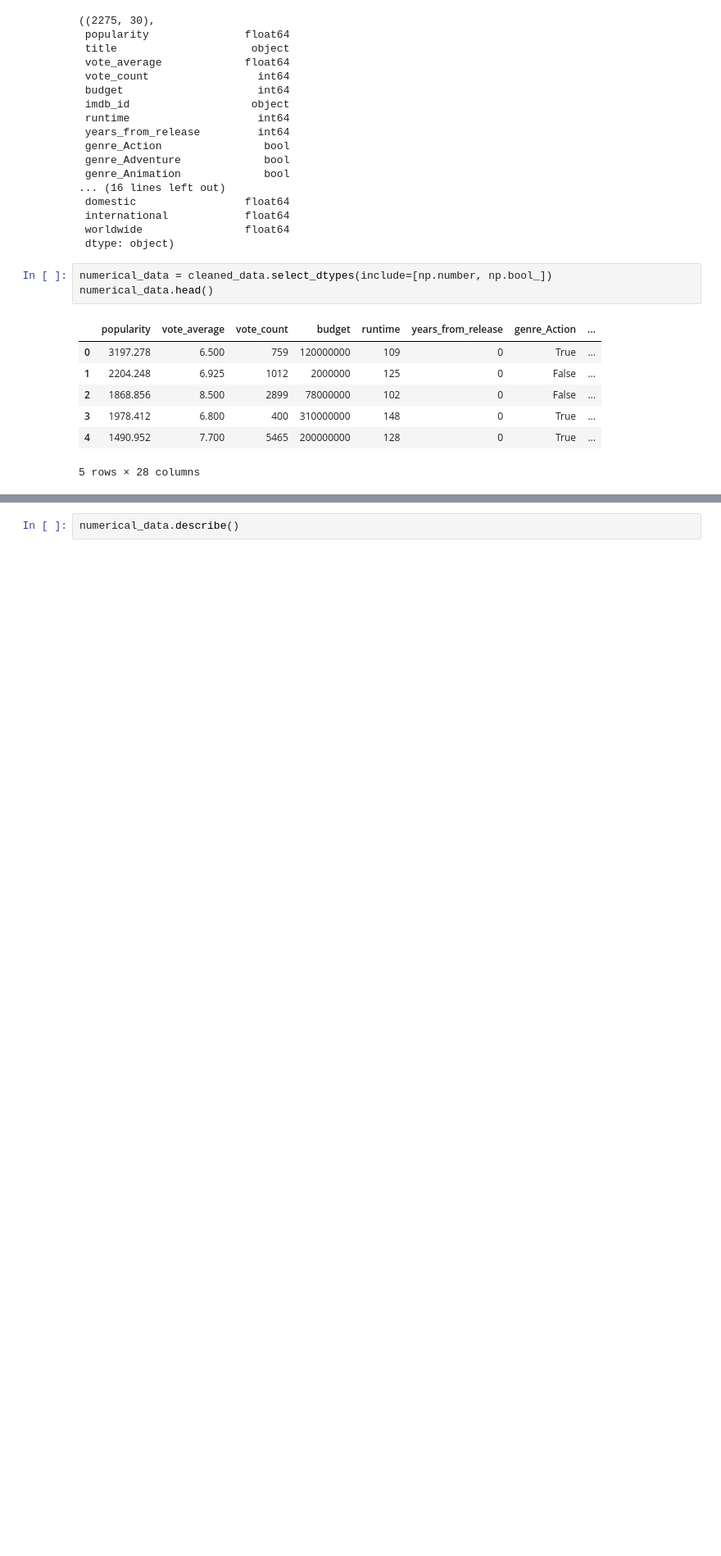
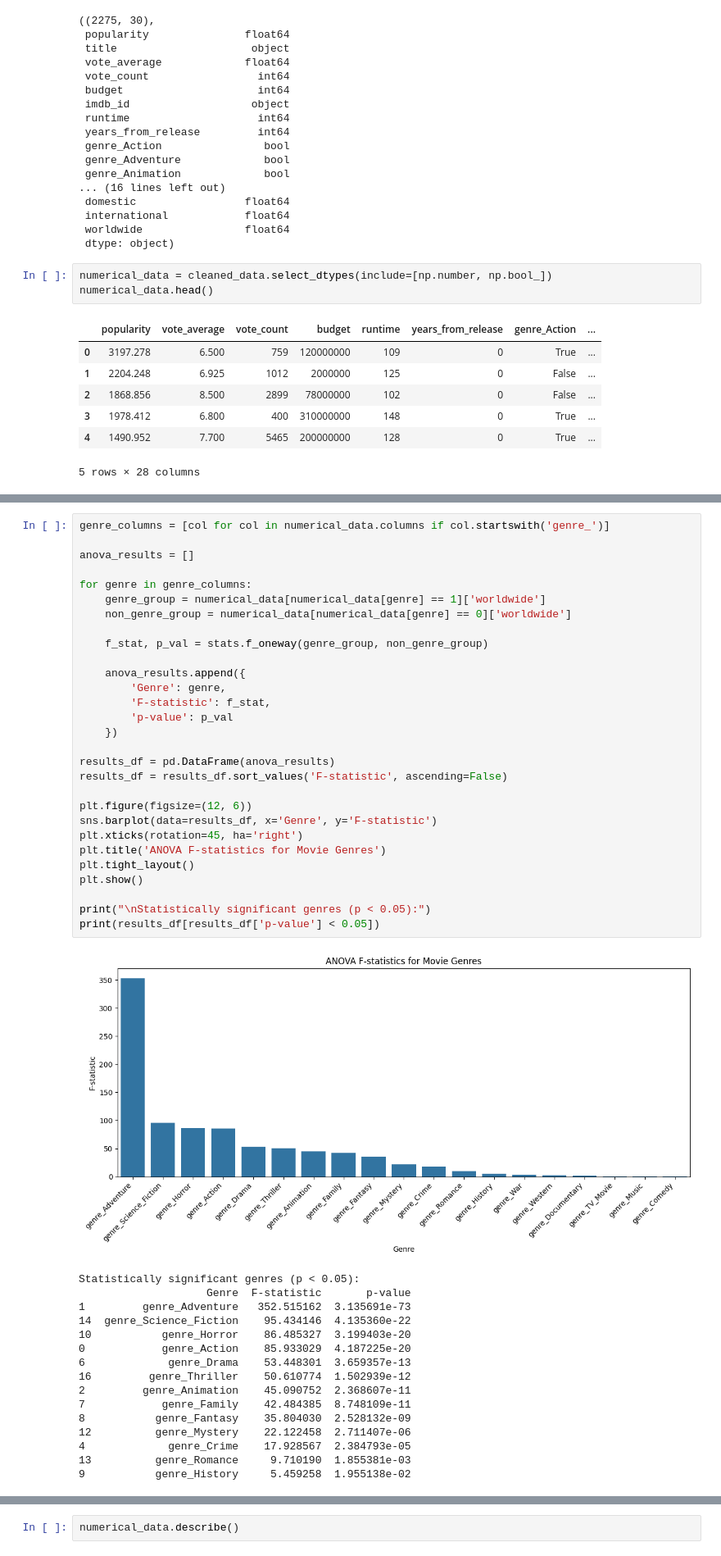
Before and after one commit to minhnhat-nguyen/HCMUS-Movie-Analytics, a Jupyter notebook: notebook/EDA.ipynb, the cells around one changed output, grey strips where cells are left out. Shown at 82% size. Drawn from its saved outputs; the diff is of its cells as text; blank space fills up the shorter version.

```diff
--- a/notebook/EDA.ipynb
+++ b/notebook/EDA.ipynb
@@ -68,0 +72,46 @@ numerical_data.head()
+# %%
+genre_columns = [col for col in numerical_data.columns if col.startswith('genre_')]
+
+anova_results = []
+
+for genre in genre_columns:
+    genre_group = numerical_data[numerical_data[genre] == 1]['worldwide']
+    non_genre_group = numerical_data[numerical_data[genre] == 0]['worldwide']
+
+    f_stat, p_val = stats.f_oneway(genre_group, non_genre_group)
+
+    anova_results.append({
+        'Genre': genre,
+        'F-statistic': f_stat,
+        'p-value': p_val
+    })
+
+results_df = pd.DataFrame(anova_results)
+results_df = results_df.sort_values('F-statistic', ascending=False)
+
+plt.figure(figsize=(12, 6))
+sns.barplot(data=results_df, x='Genre', y='F-statistic')
+plt.xticks(rotation=45, ha='right')
+plt.title('ANOVA F-statistics for Movie Genres')
+plt.tight_layout()
+plt.show()
+
+print("\nStatistically significant genres (p < 0.05):")
+print(results_df[results_df['p-value'] < 0.05])
+# %% [output]
+[figure, added]
+Statistically significant genres (p < 0.05):
+                    Genre  F-statistic       p-value
+1         genre_Adventure   352.515162  3.135691e-73
+14  genre_Science_Fiction    95.434146  4.135360e-22
+10           genre_Horror    86.485327  3.199403e-20
+0            genre_Action    85.933029  4.187225e-20
+6             genre_Drama    53.448301  3.659357e-13
+16         genre_Thriller    50.610774  1.502939e-12
+2         genre_Animation    45.090752  2.368607e-11
+7            genre_Family    42.484385  8.748109e-11
+8           genre_Fantasy    35.804030  2.528132e-09
+12          genre_Mystery    22.122458  2.711407e-06
+4             genre_Crime    17.928567  2.384793e-05
+13          genre_Romance     9.710190  1.855381e-03
+9           genre_History     5.459258  1.955138e-02
```
Also changed, not shown: parts of 9 cells of this notebook, 3 other files.
